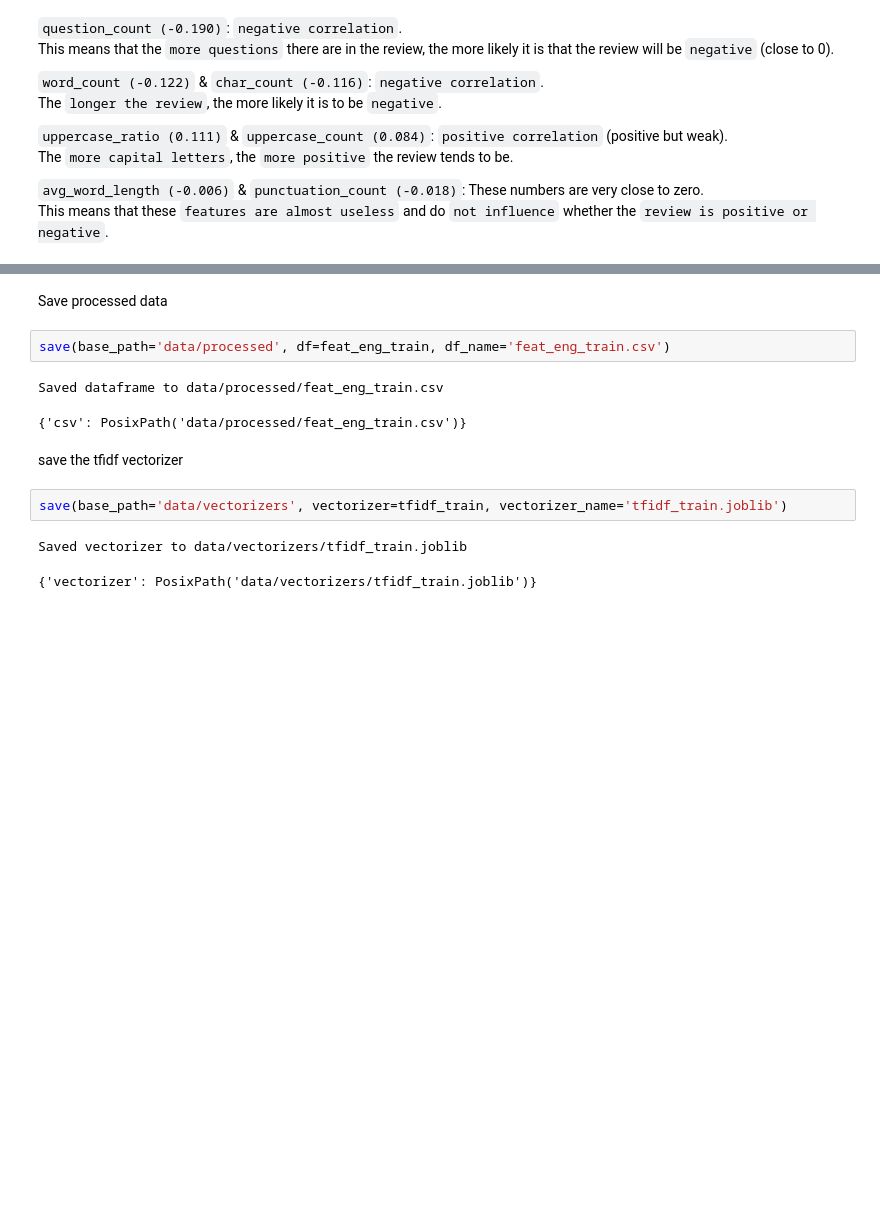
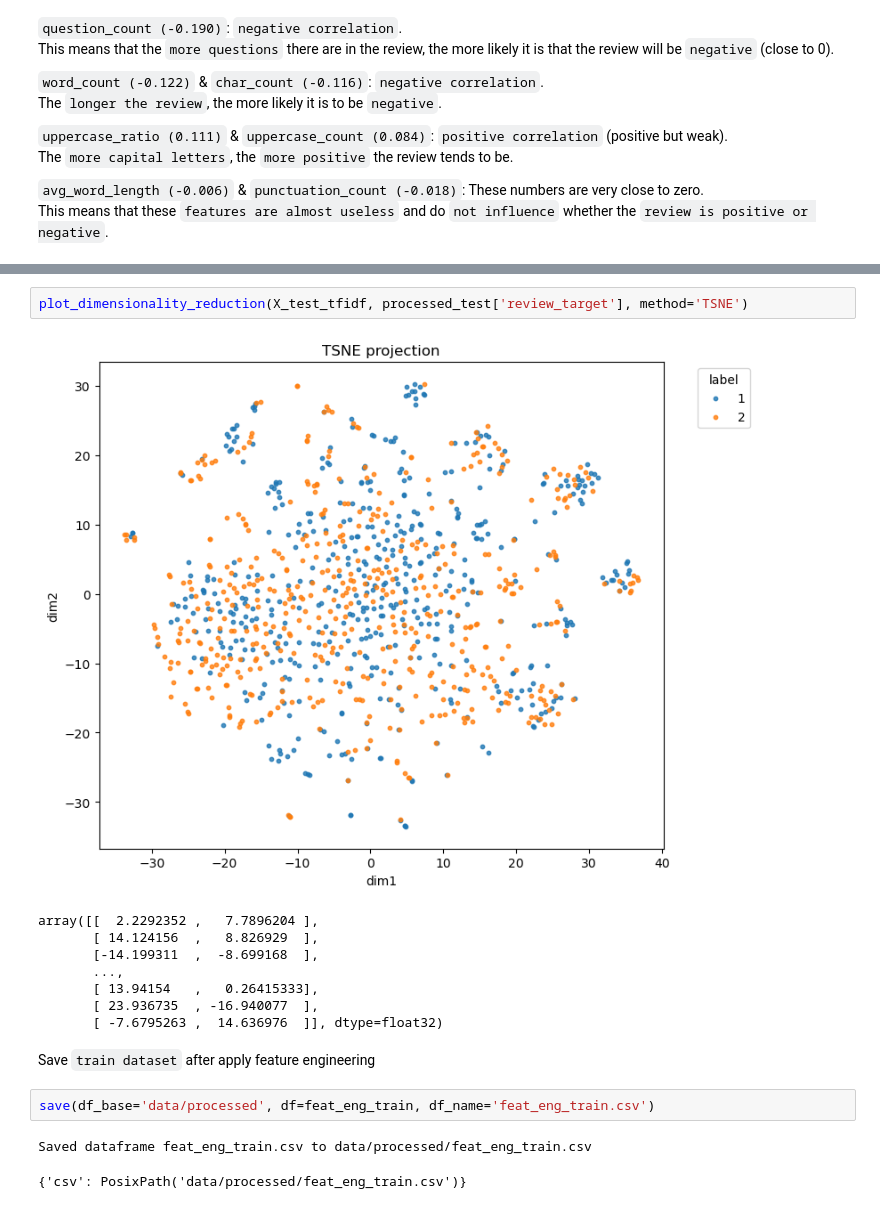
Before and after one commit to elsayedelmandoh/sentiment-sleuth, a Jupyter notebook: notebooks/04_feature_engineering.ipynb, the cells around one changed output, grey strips where cells are left out. Saved outputs shown, nothing was run; the diff lists cells and outputs as text; blank space fills up the shorter version.

```diff
--- a/notebooks/04_feature_engineering.ipynb
+++ b/notebooks/04_feature_engineering.ipynb
@@ -253,14 +342,18 @@ array([[ -1.2793605,  -1.6586918],
+# %%
+plot_dimensionality_reduction(X_test_tfidf, processed_test['review_target'], method='TSNE')
+# %% [output]
+[figure, added]
+array([[  2.2292352 ,   7.7896204 ],
+       [ 14.124156  ,   8.826929  ],
+       [-14.199311  ,  -8.699168  ],
+       ...,
+       [ 13.94154   ,   0.26415333],
+       [ 23.936735  , -16.940077  ],
+       [ -7.6795263 ,  14.636976  ]], dtype=float32)
 # %% [markdown]
-Save processed data
+Save `train dataset` after apply feature engineering
 # %%
-save(base_path='data/processed', df=feat_eng_train, df_name='feat_eng_train.csv')
+save(df_base='data/processed', df=feat_eng_train, df_name='feat_eng_train.csv')
 # %% [output]
-Saved dataframe to data/processed/feat_eng_train.csv
+Saved dataframe feat_eng_train.csv to data/processed/feat_eng_train.csv
 {'csv': PosixPath('data/processed/feat_eng_train.csv')}
-# %% [markdown]
-save the tfidf vectorizer
-# %%
-save(base_path='data/vectorizers', vectorizer=tfidf_train, vectorizer_name='tfidf_train.joblib')
-# %% [output]
-Saved vectorizer to data/vectorizers/tfidf_train.joblib
-{'vectorizer': PosixPath('data/vectorizers/tfidf_train.joblib')}
```
Also changed, not shown: parts of 26 cells of this notebook, 7 other files.
